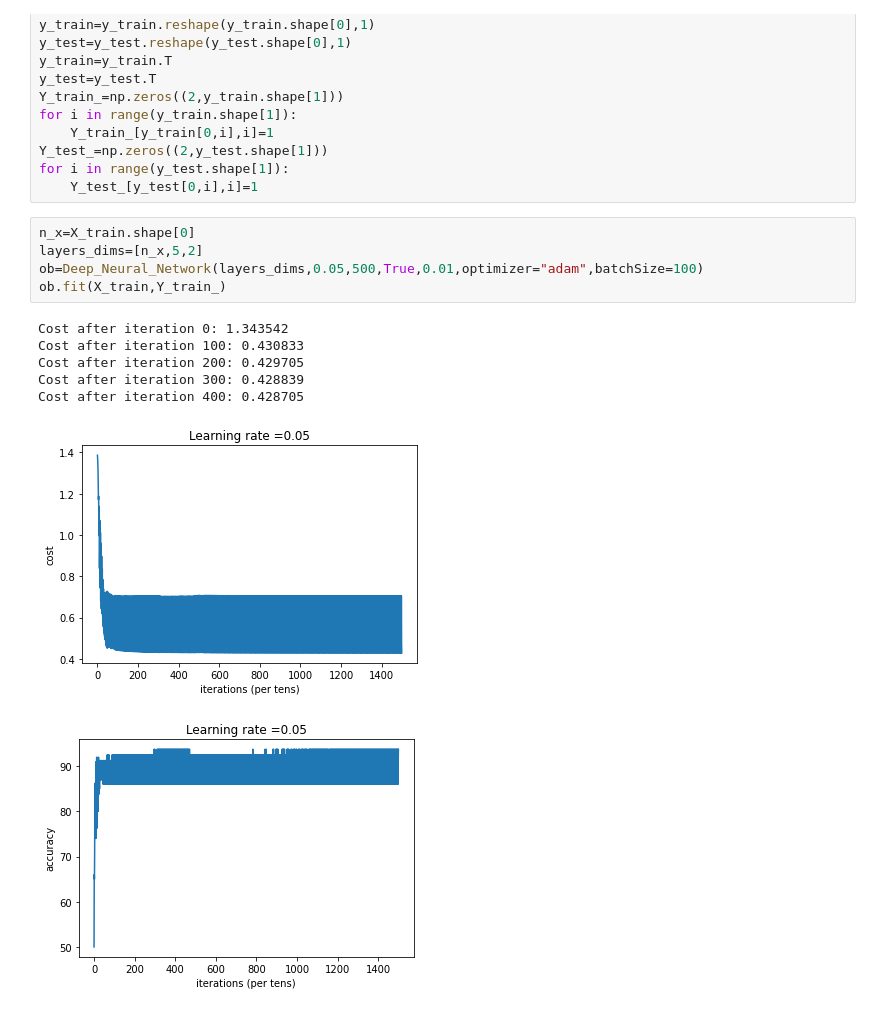
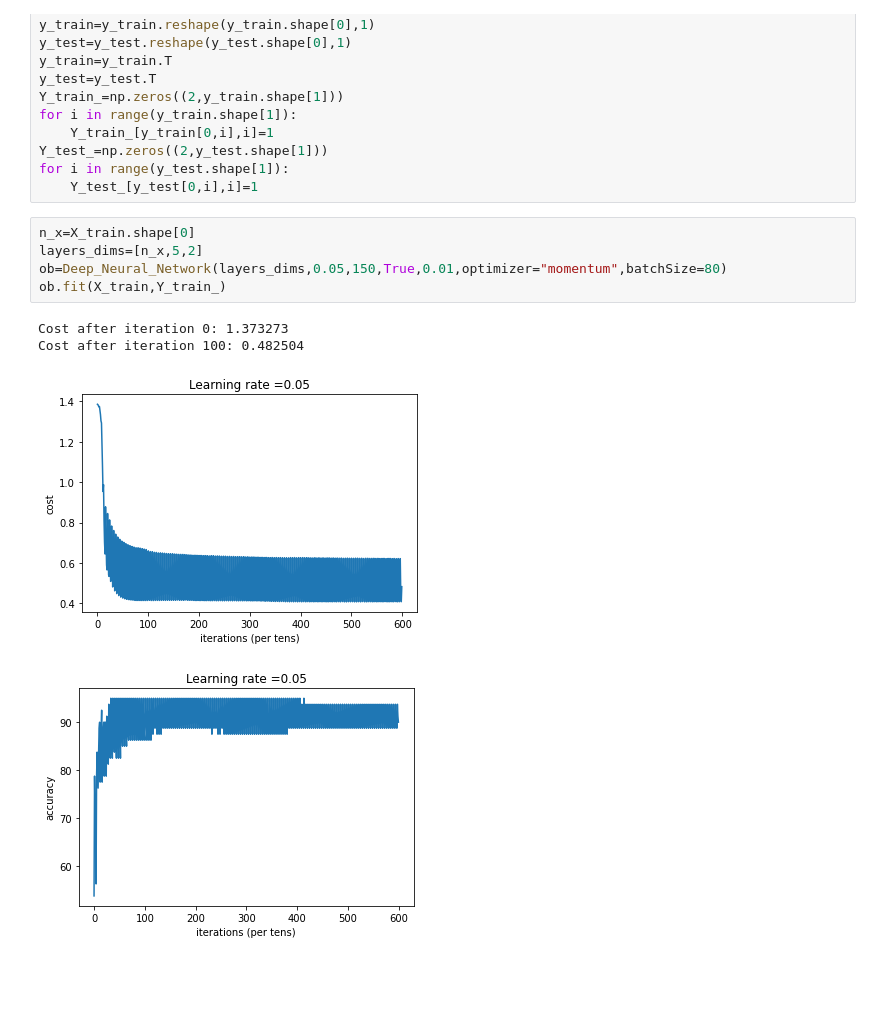
Before and after one commit to shivamjadhav2000/DNN, a Jupyter notebook: DNN.ipynb, the cells around one changed output. Drawn from its saved outputs; the diff is of its cells as text; blank space fills up the shorter version.

```diff
--- a/DNN.ipynb
+++ b/DNN.ipynb
@@ -304,16 +329,13 @@ for i in range(y_test.shape[1]):
 # %%
 n_x=X_train.shape[0]
 layers_dims=[n_x,5,2]
-ob=Deep_Neural_Network(layers_dims,0.05,500,True,0.01,optimizer="adam",batchSize=100)
+ob=Deep_Neural_Network(layers_dims,0.05,150,True,0.01,optimizer="momentum",batchSize=80)
 ob.fit(X_train,Y_train_)
 # %% [output]
-Cost after iteration 0: 1.343542
-Cost after iteration 100: 0.430833
-Cost after iteration 200: 0.429705
-Cost after iteration 300: 0.428839
-Cost after iteration 400: 0.428705
+Cost after iteration 0: 1.373273
+Cost after iteration 100: 0.482504
-[figure, old version]
+[figure, new version]
-[figure, old version]
+[figure, new version]
 # %%
 b=ob.predict(X_train,y_train)
 bb=ob.predict(X_test,y_test)
```
Also changed, not shown: parts of 3 cells of this notebook.
